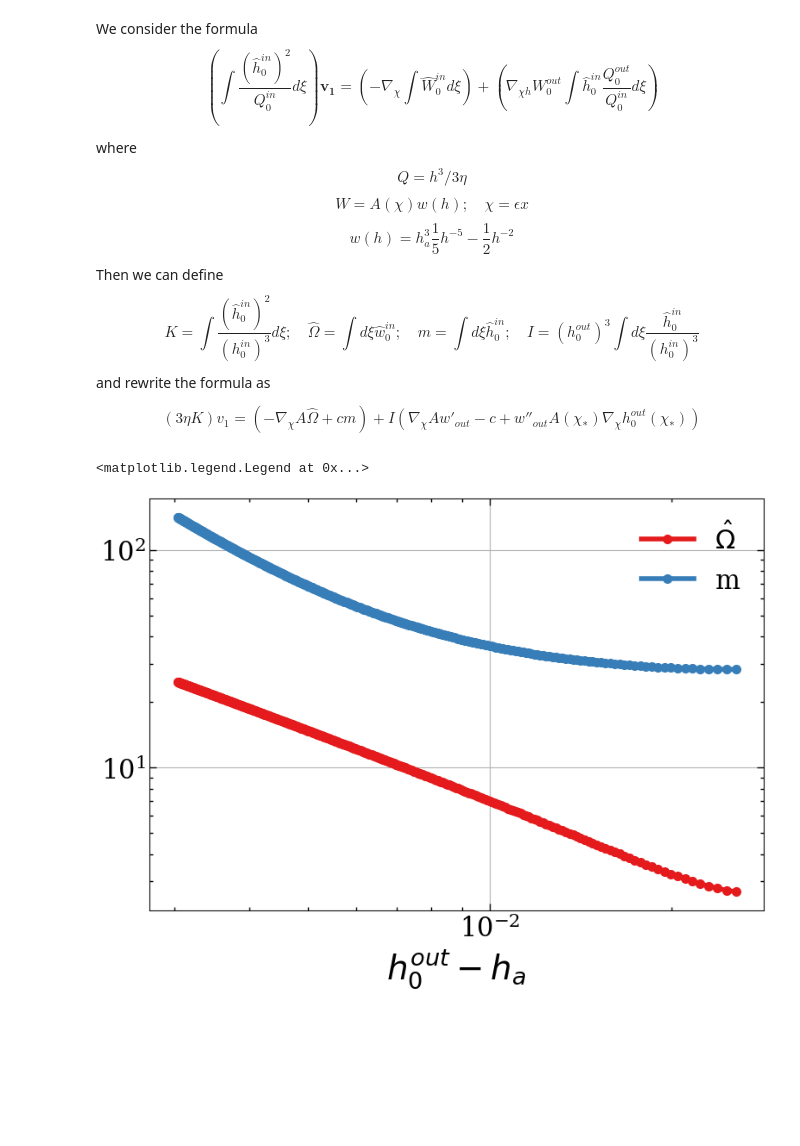
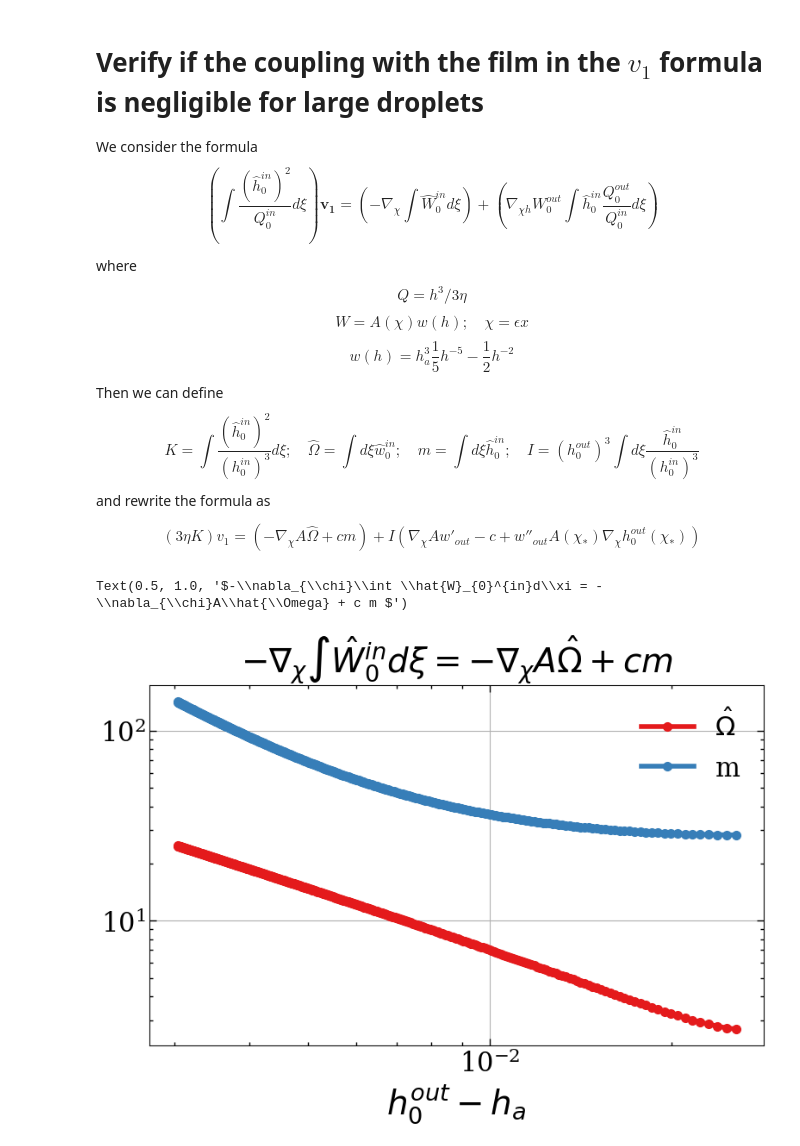
Before and after one commit to suanno/drop-dynamics, a Jupyter notebook: 1D/large_drop_limit.ipynb, the cells around one changed output. Saved outputs shown, nothing was run; the diff lists cells and outputs as text; code cells hidden in the pictures; blank space fills up the shorter version.

```diff
--- a/1D/large_drop_limit.ipynb
+++ b/1D/large_drop_limit.ipynb
@@ -1,4 +1,6 @@
 # %% [markdown]
+# Verify if the coupling with the film in the $v_1$ formula is negligible for large droplets
+
 We consider the formula
 $$\left( \int \frac{(\hat{h}_{0}^{in})^2}{Q_{0}^{in}}d\xi\right)\mathbf{v_{1}}=\left( -\nabla_{\chi}\int \hat{W}_{0}^{in}d\xi \right)+\left(\nabla_{\chi h}W_{0}^{out}\int \hat{h}_{0}^{in}\frac{Q_{0}^{out}}{Q_{0}^{in}}d\xi \right)$$
 where
@@ -36,10 +38,11 @@ def ddwetting_pot(h):
 # %%
 # Excess free energy
 plt.loglog(h0out_cont-ha,Omega,'.-',label="$\\hat{\Omega}$")
 plt.plot(h0out_cont-ha,m,'.-',label="m")
 plt.xlabel('$h_0^{out}-h_a$')
 plt.grid()
 plt.legend()
+plt.title('$-\\nabla_{\\chi}\\int \\hat{W}_{0}^{in}d\\xi = -\\nabla_{\\chi}A\\hat{\\Omega} + c m $')
 # %% [output]
-<matplotlib.legend.Legend at 0x...>
+Text(0.5, 1.0, '$-\\nabla_{\\chi}\\int \\hat{W}_{0}^{in}d\\xi = -\\nabla_{\\chi}A\\hat{\\Omega} + c m $')
-[figure, old version]
+[figure, new version]
```
Also changed, not shown: parts of 2 cells of this notebook.
